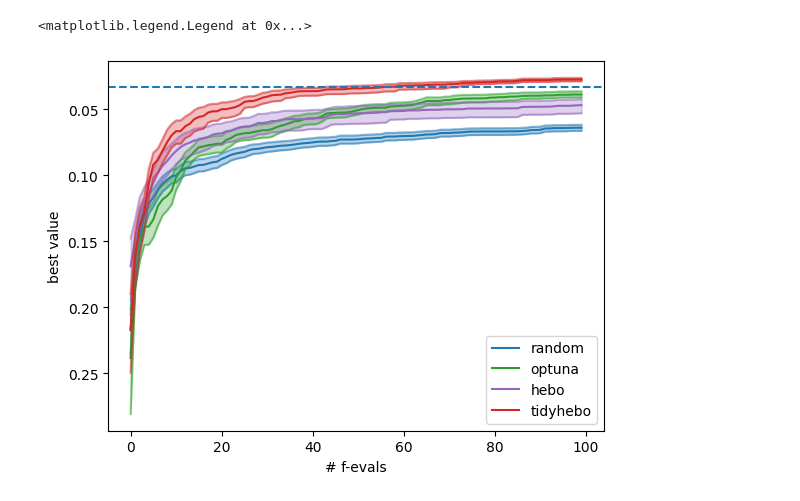
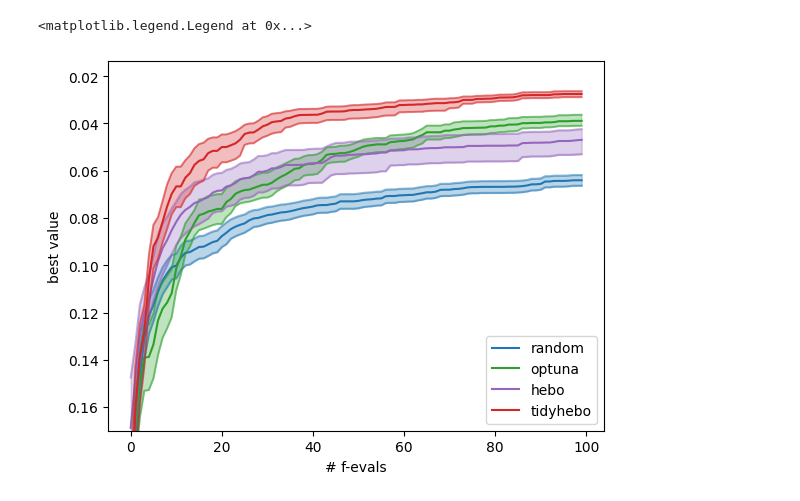
Before and after one commit to Ch-LZ/tidyhebo, a Jupyter notebook: example/olympus/colors_bob/colors_bob.ipynb, the cells around one changed output. Saved outputs shown, nothing was run; the diff lists cells and outputs as text; code cells hidden in the pictures.

```diff
--- a/example/olympus/colors_bob/colors_bob.ipynb
+++ b/example/olympus/colors_bob/colors_bob.ipynb
@@ -39,37 +39,32 @@ optuna_res = torch.from_numpy(optuna_out).cummin(axis=1).values.detach().numpy()
 
 # hebo
 hebo_out = np.loadtxt("hebo/hebo_values.txt")
 hebo_res = torch.from_numpy(hebo_out).cummin(axis=1).values.detach().numpy()
 
 # tidyhebo
 tidyhebo_out = np.loadtxt("tidyhebo/tidyhebo_values.txt")
 tidyhebo_res = torch.from_numpy(tidyhebo_out).cummin(axis=1).values.detach().numpy()
 
 import matplotlib.pyplot as plt
 
 ax = plt.gca()
 
-# data_known_max = 2569.87964
-# optimization_got_min = min(random_res.min(), optuna_res.min(), hebo_res.min(), tidyhebo_res.min())
 
 tr = lambda x: x
-# tr = lambda x: np.log10(x + 1e-10)
 
 plot_selection_result(tr(random_res), ax, budget=100, label="random", color="tab:blue")
 plot_selection_result(tr(optuna_res), ax, budget=100, label="optuna", color="tab:green")
 plot_selection_result(tr(hebo_res), ax, budget=100, label="hebo", color="tab:purple")
 plot_selection_result(tr(tidyhebo_res), ax, budget=100, label="tidyhebo", color="tab:red")
 
 ax.invert_yaxis()
 
-ax.axhline(0.03349875930521096, ls="--")
+ax.set_ylim(bottom=0.17)
 
-# ax.set_ylim(0.03, -0.001)
-# ax.set_xlim(None, 60)
 ax.set_ylabel("best value")
 ax.set_xlabel("# f-evals")
 
 ax.legend()
 # %% [output]
 <matplotlib.legend.Legend at 0x...>
-[figure, old version]
+[figure, new version]
```
Also changed, not shown: 3 other files.
